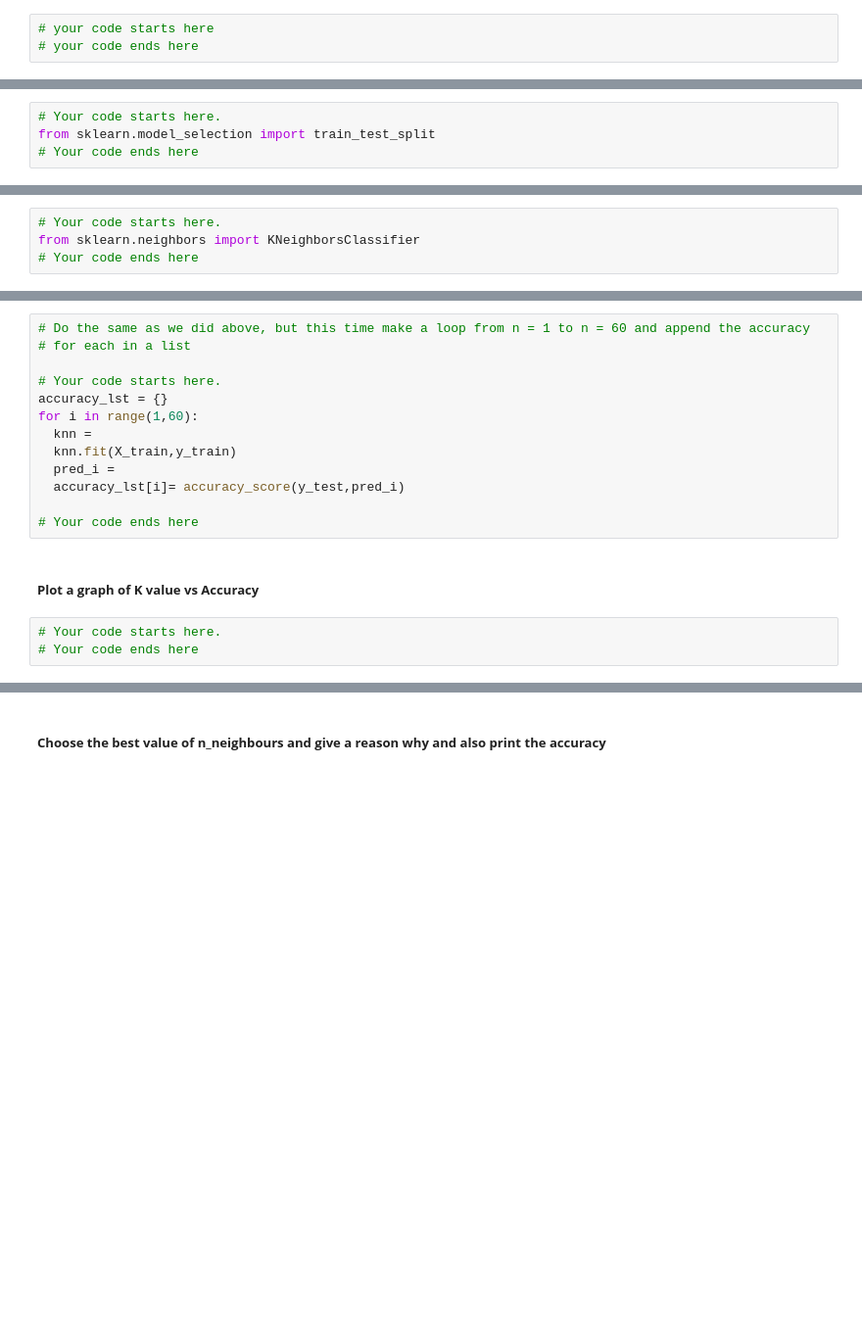
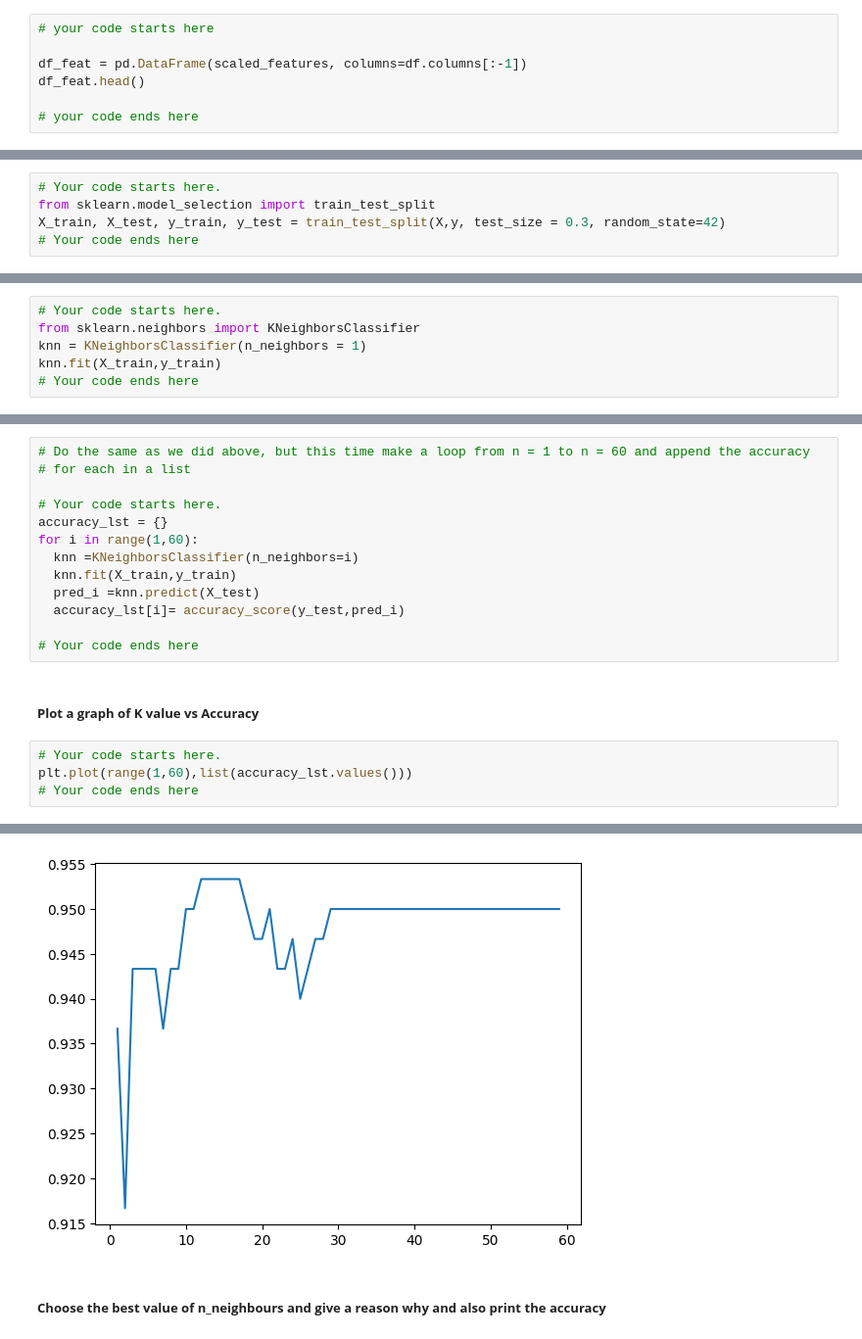
Before and after one commit to Vrushti07/Synapse, a Jupyter notebook: Copy_of_Task2.ipynb, the cells around one changed output, grey strips where cells are left out. Shown at 98% size. Saved outputs shown, nothing was run; the diff lists cells and outputs as text; blank space fills up the shorter version.

```diff
--- a/Copy_of_Task2.ipynb
+++ b/Copy_of_Task2.ipynb
@@ -500,4 +666,8 @@ from sklearn.preprocessing import StandardScaler
 Note: The final dataframe will have the initial columns except the "TARGET CLASS".
 # %%
 # your code starts here
+
+df_feat = pd.DataFrame(scaled_features, columns=df.columns[:-1])
+df_feat.head()
+
 # your code ends here
@@ -515,6 +692,7 @@ They should be called X_train, X_test, y_train, y_test
 # %%
 # Your code starts here.
 from sklearn.model_selection import train_test_split
+X_train, X_test, y_train, y_test = train_test_split(X,y, test_size = 0.3, random_state=42)
 # Your code ends here
 # %% [markdown]
 ### Model fit and training
@@ -528,4 +706,6 @@ Theory: https://www.analyticsvidhya.com/blog/2018/08/k-nearest-neighbor-introduc
 # %%
 # Your code starts here.
 from sklearn.neighbors import KNeighborsClassifier
+knn = KNeighborsClassifier(n_neighbors = 1)
+knn.fit(X_train,y_train)
 # Your code ends here
@@ -565,9 +752,9 @@ We need to select n_neighbours by calculating the accuracy for every value of n
 # Your code starts here.
 accuracy_lst = {}
 for i in range(1,60):
-  knn =
+  knn =KNeighborsClassifier(n_neighbors=i)
   knn.fit(X_train,y_train)
-  pred_i =
+  pred_i =knn.predict(X_test)
   accuracy_lst[i]= accuracy_score(y_test,pred_i)
 
 # Your code ends here
@@ -575,4 +762,6 @@ for i in range(1,60):
 ##### **Plot a graph of K value vs Accuracy**
 # %%
 # Your code starts here.
+plt.plot(range(1,60),list(accuracy_lst.values()))
 # Your code ends here
+# %% [output]
@@ -579,3 +769,4 @@ for i in range(1,60):
+[figure, added]
 # %% [markdown]
 ##### **Choose the best value of n_neighbours and give a reason why and also print the accuracy**
 # %%
```
Also changed, not shown: parts of 38 cells of this notebook.
